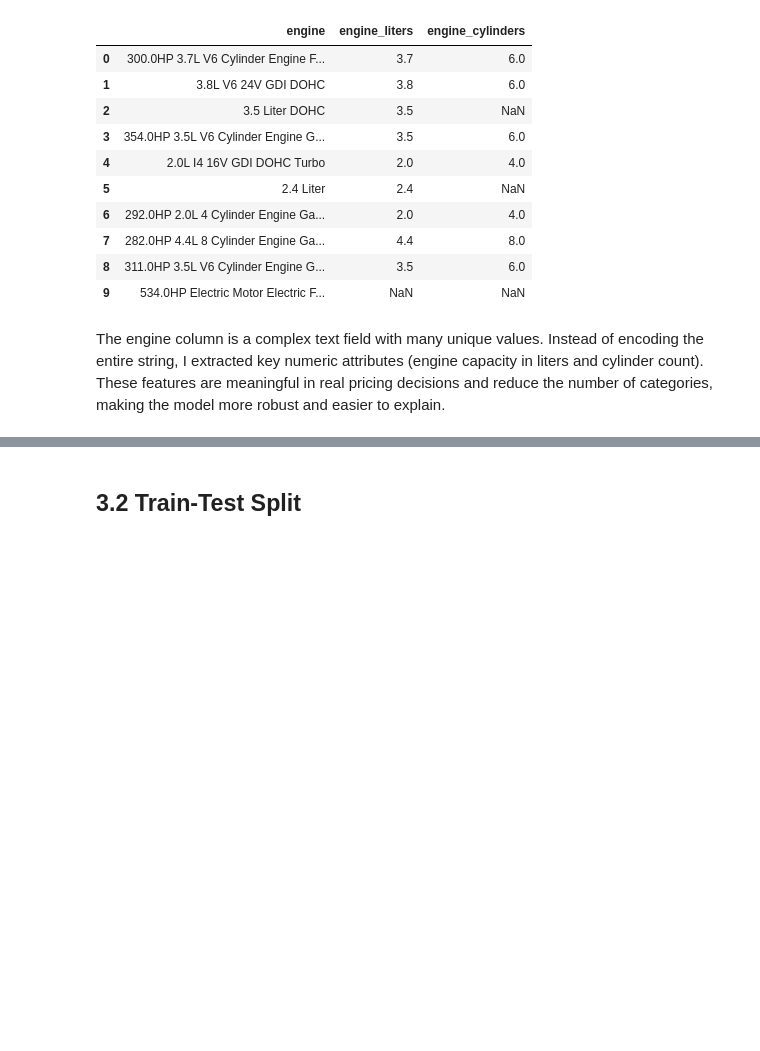
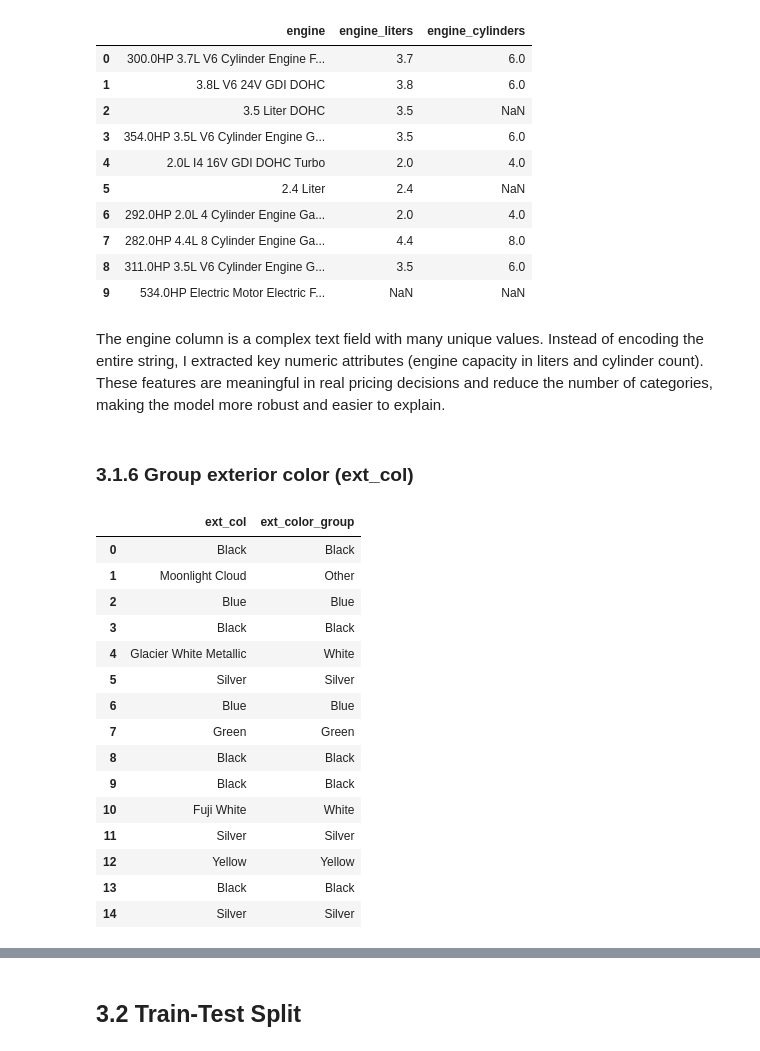
Before and after one commit to Amirul36/mldp-used-car-price, a Jupyter notebook: MLDP Program Codes Submission Template.ipynb, the cells around one changed output, grey strips where cells are left out. Drawn from its saved outputs; the diff is of its cells as text; code cells hidden in the pictures; blank space fills up the shorter version.

```diff
--- a/MLDP Program Codes Submission Template.ipynb
+++ b/MLDP Program Codes Submission Template.ipynb
@@ -432,3 +432,56 @@ df[["engine", "engine_liters", "engine_cylinders"]].head(10)
 | 9 | 534.0HP Electric Motor Electric F... | NaN | NaN |
 # %% [markdown]
 The engine column is a complex text field with many unique values. Instead of encoding the entire string, I extracted key numeric attributes (engine capacity in liters and cylinder count). These features are meaningful in real pricing decisions and reduce the number of categories, making the model more robust and easier to explain.
+# %% [markdown]
+### 3.1.6 Group exterior color (ext_col)
+# %%
+import re
+
+COLOR_FAMILIES = {
+    "Black":  ["black", "ebony", "charcoal"],
+    "White":  ["white", "ivory", "pearl"],
+    "Silver": ["silver"],
+    "Gray":   ["gray", "grey", "graphite"],
+    "Blue":   ["blue", "navy"],
+    "Red":    ["red", "maroon", "burgundy"],
+    "Green":  ["green"],
+    "Brown":  ["brown", "bronze", "mocha"],
+    "Beige":  ["beige", "tan", "sand", "champagne", "gold"],
+    "Yellow": ["yellow"],
+    "Orange": ["orange"],
+    "Purple": ["purple", "violet"],
+}
+
+def group_color(x):
+    if pd.isna(x):
+        return "Unknown"
+    s = str(x).strip().lower()
+    s = re.sub(r"[^a-z\s]", " ", s)   # remove punctuation
+    s = re.sub(r"\s+", " ", s)        # normalize spaces
+
+    for family, keywords in COLOR_FAMILIES.items():
+        for kw in keywords:
+            if kw in s:
+                return family
+    return "Other"
+
+df["ext_color_group"] = df["ext_col"].apply(group_color)
+
+df[["ext_col", "ext_color_group"]].head(15)
+# %% [output]
+|  | ext_col | ext_color_group |
+| 0 | Black | Black |
+| 1 | Moonlight Cloud | Other |
+| 2 | Blue | Blue |
+| 3 | Black | Black |
+| 4 | Glacier White Metallic | White |
+| 5 | Silver | Silver |
+| 6 | Blue | Blue |
+| 7 | Green | Green |
+| 8 | Black | Black |
+| 9 | Black | Black |
+| 10 | Fuji White | White |
+| 11 | Silver | Silver |
+| 12 | Yellow | Yellow |
+| 13 | Black | Black |
+| 14 | Silver | Silver |
```
Also changed, not shown: parts of 7 cells of this notebook.
